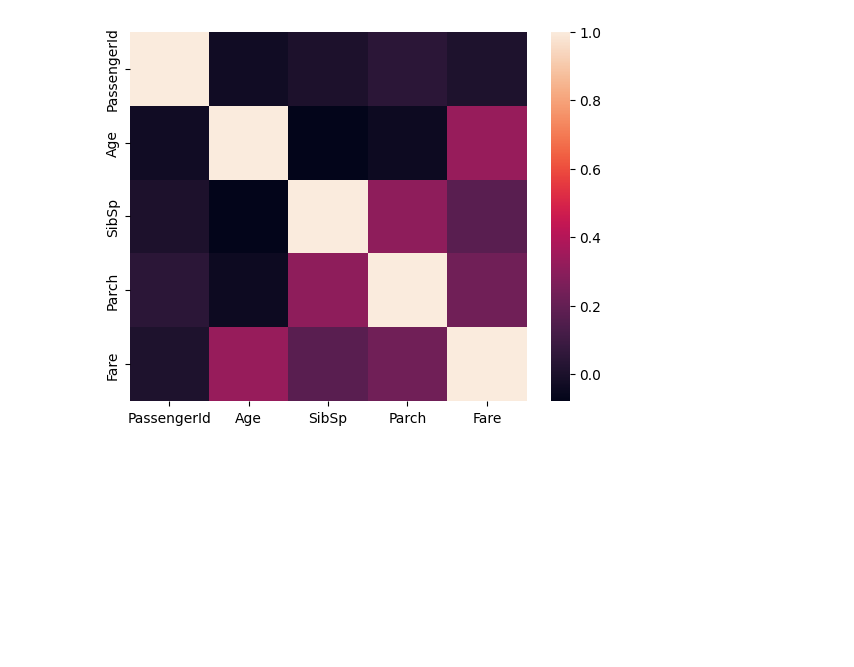
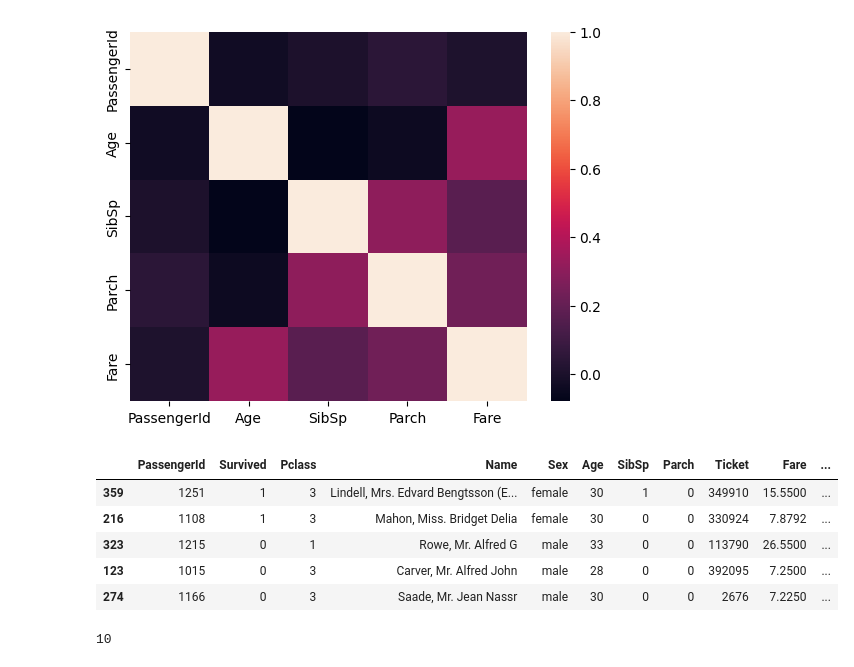
Before and after one commit to Shiv-kumar-behera/Data-Analysis, a Jupyter notebook: Data_Analysis_on_Titanic_Dataset/Untitled.ipynb, the cells around one changed output. Drawn from its saved outputs; the diff is of its cells as text; code cells hidden in the pictures; blank space fills up the shorter version.

```diff
--- a/Data_Analysis_on_Titanic_Dataset/Untitled.ipynb
+++ b/Data_Analysis_on_Titanic_Dataset/Untitled.ipynb
@@ -403,3 +403,19 @@ sns.heatmap(df.corr(numeric_only=True))
 # %% [output]
 <Axes: >
 [figure]
+# %%
+# Feature Engineering
+# Family Size
+df["Family_size"] = df["Parch"] + df["SibSp"]
+df.sample(5)
+# %% [output]
+|  | PassengerId | Survived | Pclass | Name | Sex | Age | SibSp | Parch | Ticket | Fare | ... |
+| 359 | 1251 | 1 | 3 | Lindell, Mrs. Edvard Bengtsson (E... | female | 30 | 1 | 0 | 349910 | 15.5500 | ... |
+| 216 | 1108 | 1 | 3 | Mahon, Miss. Bridget Delia | female | 30 | 0 | 0 | 330924 | 7.8792 | ... |
+| 323 | 1215 | 0 | 1 | Rowe, Mr. Alfred G | male | 33 | 0 | 0 | 113790 | 26.5500 | ... |
+| 123 | 1015 | 0 | 3 | Carver, Mr. Alfred John | male | 28 | 0 | 0 | 392095 | 7.2500 | ... |
+| 274 | 1166 | 0 | 3 | Saade, Mr. Jean Nassr | male | 30 | 0 | 0 | 2676 | 7.2250 | ... |
+# %%
+max(df["Family_size"])
+# %% [output]
+10
```
Also changed, not shown: parts of 11 cells of this notebook, 3 other files.
